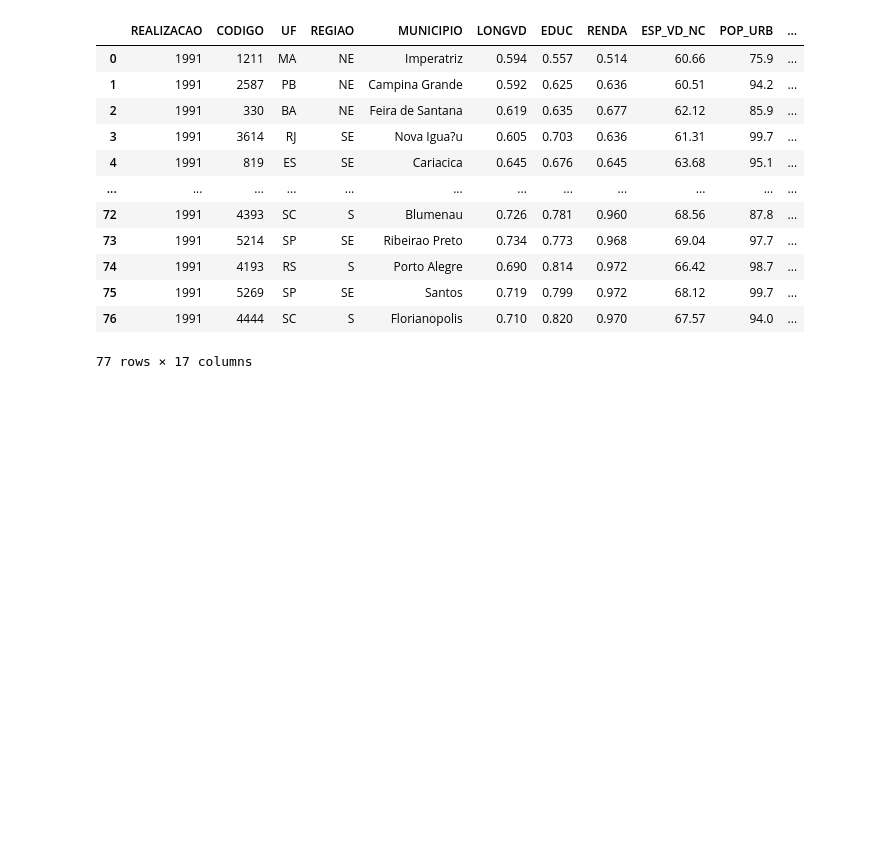
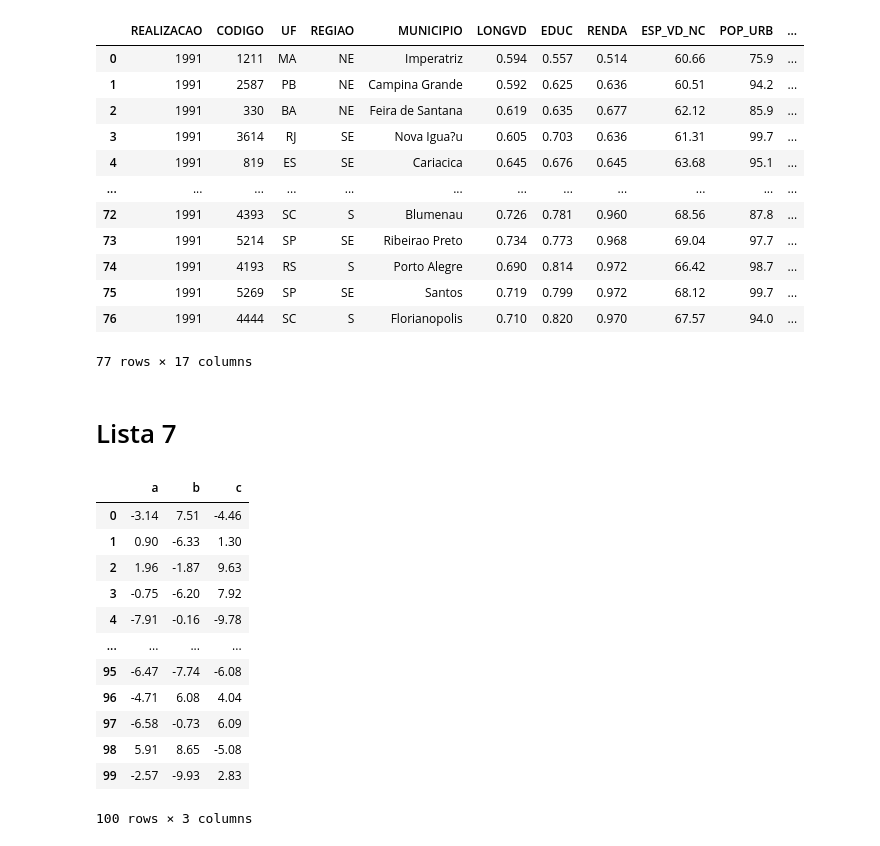
Before and after one commit to RobsonXD-a/codespaces-jupyter, a Jupyter notebook: notebooks/atvd.ipynb, the cells around one changed output. Cells and saved outputs as stored; diff of their text form; code cells hidden in the pictures; blank space fills up the shorter version.

```diff
--- a/notebooks/atvd.ipynb
+++ b/notebooks/atvd.ipynb
@@ -48,3 +48,25 @@ df
 | 75 | 1991 | 5269 | SP | SE | Santos | 0.719 | 0.799 | 0.972 | 68.12 | 99.7 | ... |
 | 76 | 1991 | 4444 | SC | S | Florianopolis | 0.710 | 0.820 | 0.970 | 67.57 | 94.0 | ... |
 77 rows × 17 columns
+# %% [markdown]
+# Lista 7
+# %%
+import pandas as pd
+import numpy as np
+
+df = pd.read_csv("https://drive.google.com/u/3/uc?id=1Ith2Jj9H1QTVrGtgVAWrjQw_DHnr5vcS&export=download", sep= ";", decimal=",")
+df
+# %% [output]
+|  | a | b | c |
+| 0 | -3.14 | 7.51 | -4.46 |
+| 1 | 0.90 | -6.33 | 1.30 |
+| 2 | 1.96 | -1.87 | 9.63 |
+| 3 | -0.75 | -6.20 | 7.92 |
+| 4 | -7.91 | -0.16 | -9.78 |
+| ... | ... | ... | ... |
+| 95 | -6.47 | -7.74 | -6.08 |
+| 96 | -4.71 | 6.08 | 4.04 |
+| 97 | -6.58 | -0.73 | 6.09 |
+| 98 | 5.91 | 8.65 | -5.08 |
+| 99 | -2.57 | -9.93 | 2.83 |
+100 rows × 3 columns
```
Also changed, not shown: 7 other files.
